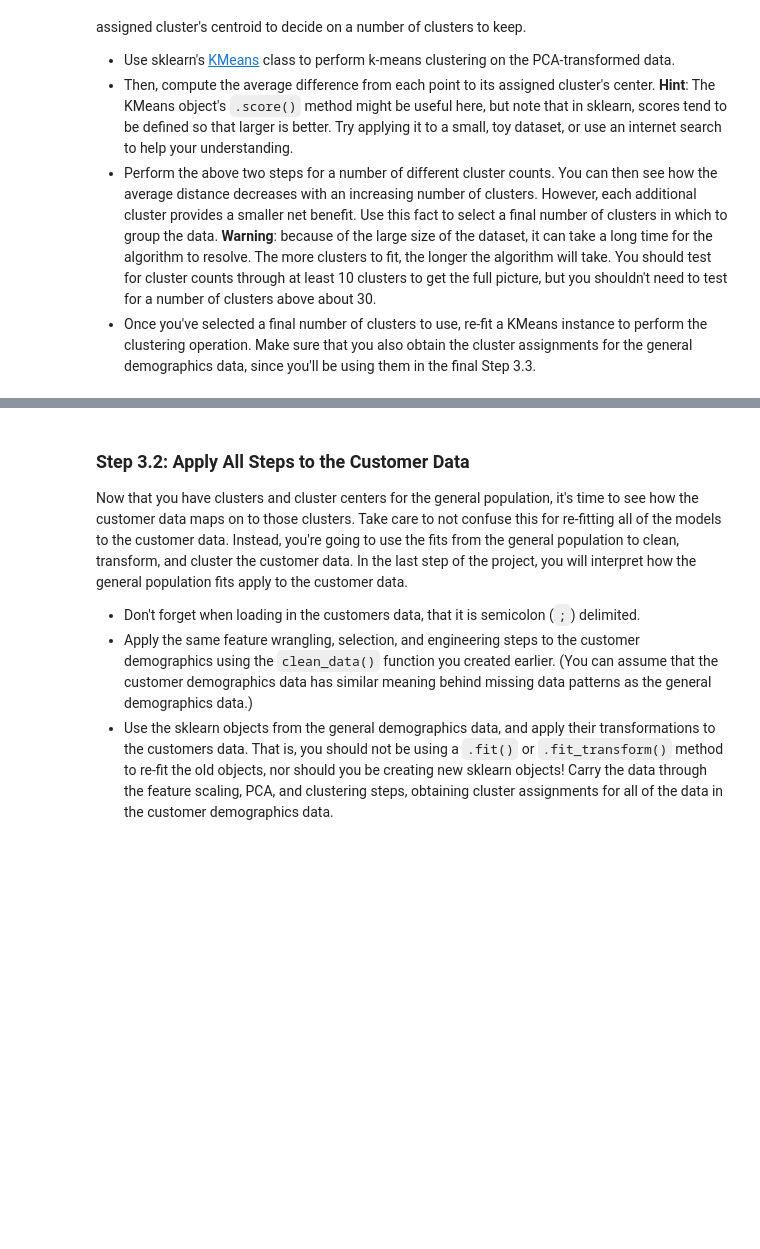
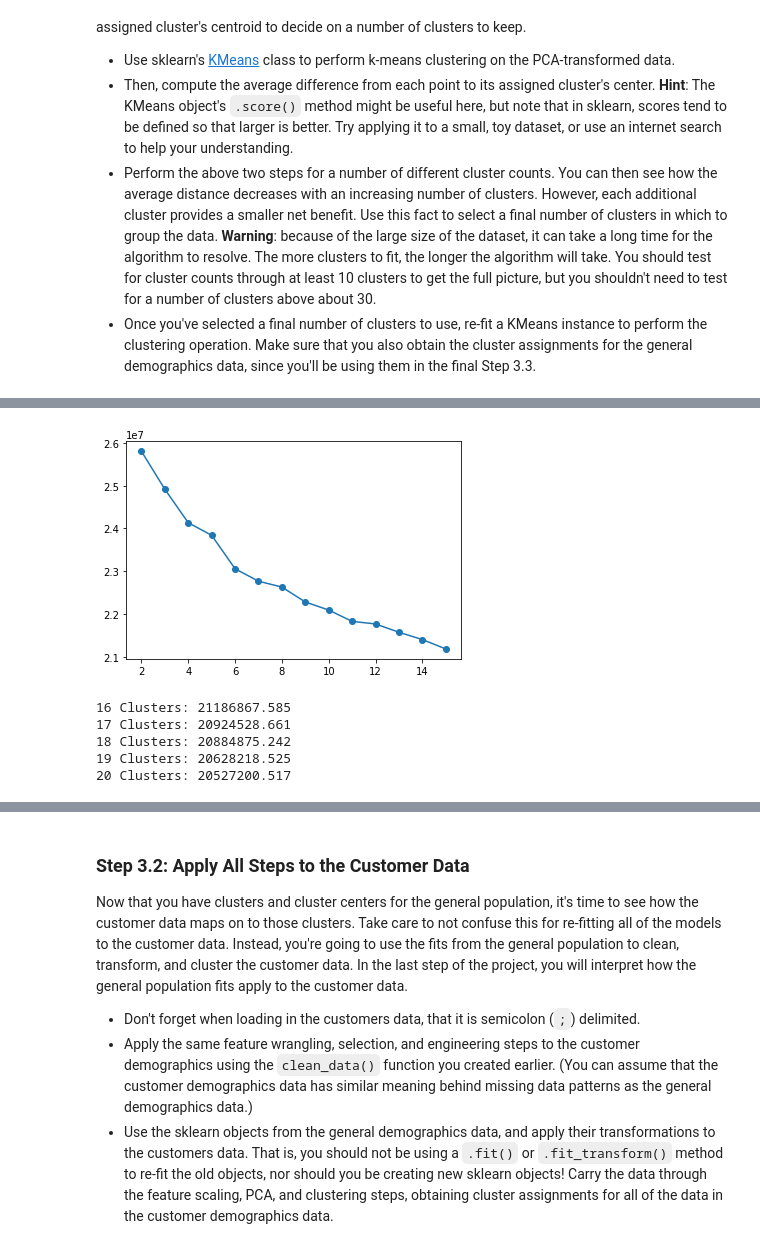
Before and after one commit to inderpreet001/UdacityProjects, a Jupyter notebook: p3_identify_customer_segments/Identify_Customer_Segments.ipynb, the cells around one changed output, grey strips where cells are left out. Cells and saved outputs as stored; diff of their text form; code cells hidden in the pictures; blank space fills up the shorter version.

```diff
--- a/p3_identify_customer_segments/Identify_Customer_Segments.ipynb
+++ b/p3_identify_customer_segments/Identify_Customer_Segments.ipynb
@@ -680,0 +960,4 @@ You've assessed and cleaned the demographics data, then scaled and transformed t
+# %%
+# Over a number of different cluster counts...
+azdias_pca_sample = azdias_pca[np.random.choice(azdias_pca.shape[0], int(azdias_pca.shape[0]*0.20), replace=False)]
+azdias_pca_sample
@@ -680,0 +978,8 @@ You've assessed and cleaned the demographics data, then scaled and transformed t
+# %%
+clusters = np.arange(2,16)
+scores =[]
+for cluster in clusters:
+    model = KMeans(cluster,max_iter=25)
+    model.fit(azdias_pca_sample)
+    scores.append(abs(model.score(azdias_pca_sample)))
+    print(f'{cluster} Clusters: {abs(model.score(azdias_pca_sample)):.3f}')
@@ -681,3 +1001,21 @@ You've assessed and cleaned the demographics data, then scaled and transformed t
 # %%
 # Investigate the change in within-cluster distance across number of clusters.
 # HINT: Use matplotlib's plot function to visualize this relationship.
+plt.plot(clusters,scores,marker="o")
+plt.show()
+# %% [output]
+[figure, added]
+# %%
+clusters = np.arange(16,21)
+scores =[]
+for cluster in clusters:
+    model = KMeans(cluster,max_iter=25)
+    model.fit(azdias_pca_sample)
+    scores.append(abs(model.score(azdias_pca_sample)))
+    print(f'{cluster} Clusters: {abs(model.score(azdias_pca_sample)):.3f}')
+# %% [output]
+16 Clusters: 21186867.585
+17 Clusters: 20924528.661
+18 Clusters: 20884875.242
+19 Clusters: 20628218.525
+20 Clusters: 20527200.517
```
Also changed, not shown: parts of 77 cells of this notebook, 1 other file.
